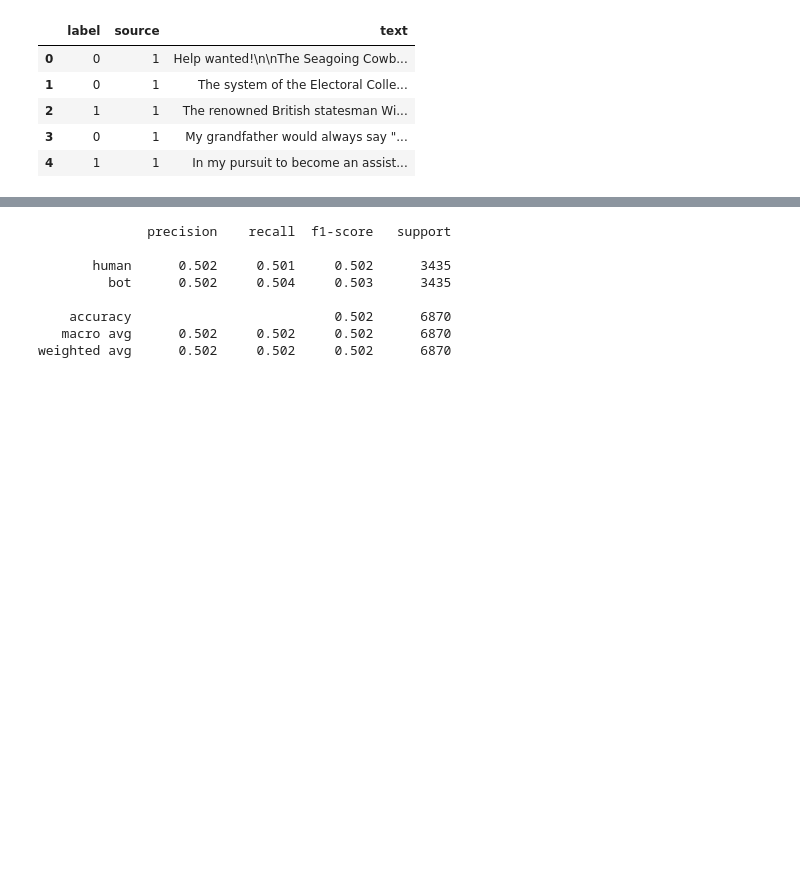
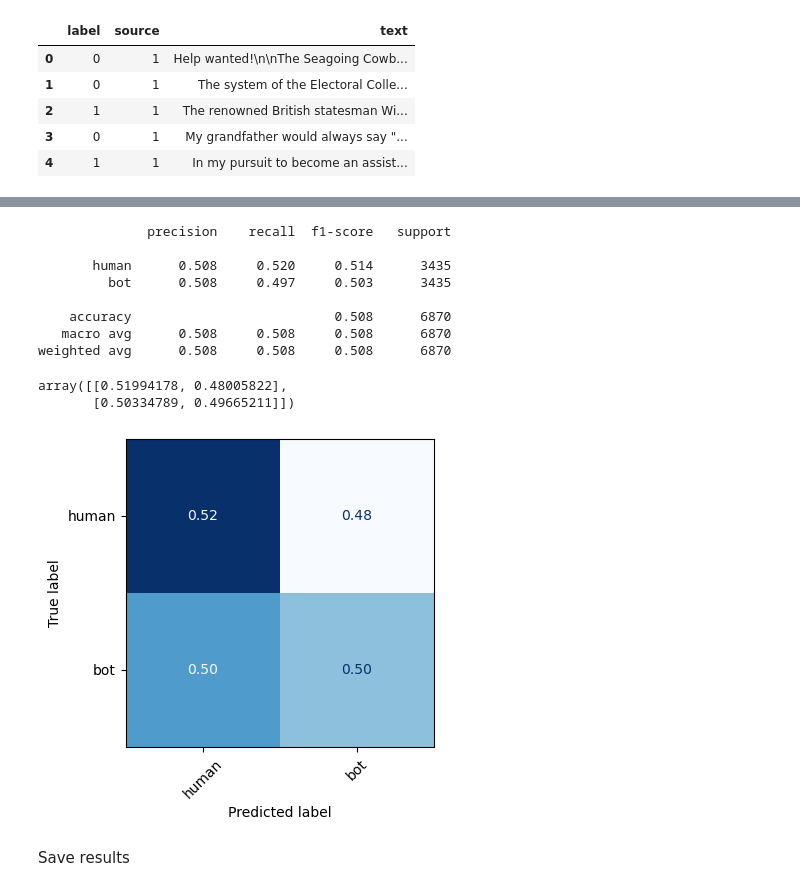
Before and after one commit to andrewCohn/BotFinder, a Jupyter notebook: src/ben_model_perceptron_bow.ipynb, the cells around one changed output, grey strips where cells are left out. Saved outputs shown, nothing was run; the diff lists cells and outputs as text; code cells hidden in the pictures; blank space fills up the shorter version.

Commit message:
bow + perceptron training (max 0.508 acc)

```diff
--- a/src/ben_model_perceptron_bow.ipynb
+++ b/src/ben_model_perceptron_bow.ipynb
@@ -64,18 +65,15 @@ from sklearn.feature_extraction.text import CountVectorizer
 
 cv = CountVectorizer()
 cv.fit(train_data["text"])
+vocab_size = len(cv.vocabulary_)
 
+x_train_text = train_data["text"]
 x_train = cv.transform(train_data["text"])
 y_train = train_data["label"]
 
+x_test_text = test_data["text"]
 x_test = cv.transform(test_data["text"])
 y_test = test_data["label"]
 
-print("training: ")
-print("x : " + str(x_train.get_shape()))
-print("y : " + str(y_train.size))
-
-print("testing: ")
-print("x : " + str(x_test.get_shape()))
-print("y : " + str(y_test.size))
+print(f"Loaded testing/training datasets. Vocab size of {vocab_size}.")
 # %% [output]
@@ -118,0 +111,14 @@ tensor([0., 0., 0.,  ..., 0., 0., 0.])
+# %%
+dataset_testing = BotFinderDataset(x_train_text, x_train, y_train)
+dataset_size = len(dataset_testing)
+
+for _ in range(10):
+	index = random.randrange(0, dataset_size)
+	text, bow, y = dataset_testing[index]
+
+	print(f"@{index}")
+	print("\t" + " ".join(text.split()))
+	print("\t" + str(bow))
+	print(f"\tbow words: {sum(bow)}")
+	print(f"\ttext words: {len(text.split())}")
+	print("\tis bot: " + str(y))
@@ -170,12 +206,15 @@ print(len(test_dl))
 # %%
 # training
-for epoch in range(2):
+
+results.record_training_start()
+
+for epoch in range(n_epochs):
 	print(f"epoch {epoch}")
 
 	model.train()
 
 	# for X, y_true in tqdm(train_dl):
-	for X, y_true in train_dl:
+	for _, X, y_true in train_dl:
 		model.zero_grad()
 		X = X.to(device)
 		y_true = y_true.to(device)
@@ -187,6 +226,8 @@ for epoch in range(2):
 		loss.backward()
 
 		optimizer.step()
+
+results.record_training_stop()
 # %% [output]
 epoch 0
 epoch 1
@@ -198,7 +253,7 @@ model.eval()
 
 # disable gradient calculation
 with torch.no_grad():
-    for X, _ in (data_loader):
+    for _, X, _ in (data_loader):
         X = X.to(device)
         # predict one class per example
         y = torch.argmax(model(X), dim=1)
@@ -208,13 +263,14 @@ with torch.no_grad():
 # print results
 y_true = y_test
 y_pred = np.concatenate(y_pred)
+
 print(classification_report(y_true, y_pred, target_names=['human', 'bot'], digits = 3))
 # %% [output]
               precision    recall  f1-score   support
 
-       human      0.502     0.501     0.502      3435
-         bot      0.502     0.504     0.503      3435
+       human      0.508     0.520     0.514      3435
+         bot      0.508     0.497     0.503      3435
 
-    accuracy                          0.502      6870
-   macro avg      0.502     0.502     0.502      6870
-weighted avg      0.502     0.502     0.502      6870
+    accuracy                          0.508      6870
+   macro avg      0.508     0.508     0.508      6870
+weighted avg      0.508     0.508     0.508      6870
@@ -220,0 +279,14 @@ weighted avg      0.502     0.502     0.502      6870
+# %%
+from sklearn.metrics import ConfusionMatrixDisplay, confusion_matrix
+
+cm = confusion_matrix(y_true, y_pred, normalize='true')
+disp = ConfusionMatrixDisplay(confusion_matrix=cm, display_labels=['human', 'bot'])
+fig, ax = plt.subplots(figsize=(4,4))
+disp.plot(cmap='Blues', values_format='.2f', colorbar=False, ax=ax, xticks_rotation=45)
+cm
+# %% [output]
+array([[0.51994178, 0.48005822],
+       [0.50334789, 0.49665211]])
+[figure, added]
+# %% [markdown]
+Save results
```
Also changed, not shown: parts of 14 cells of this notebook, 1 other file.
